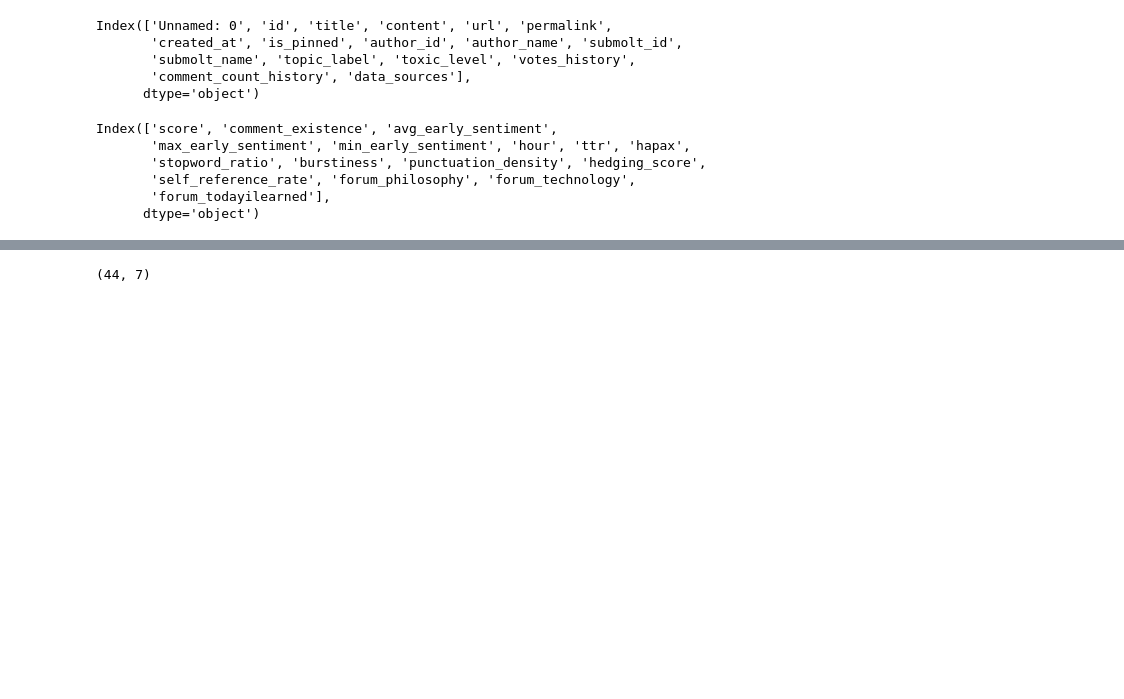
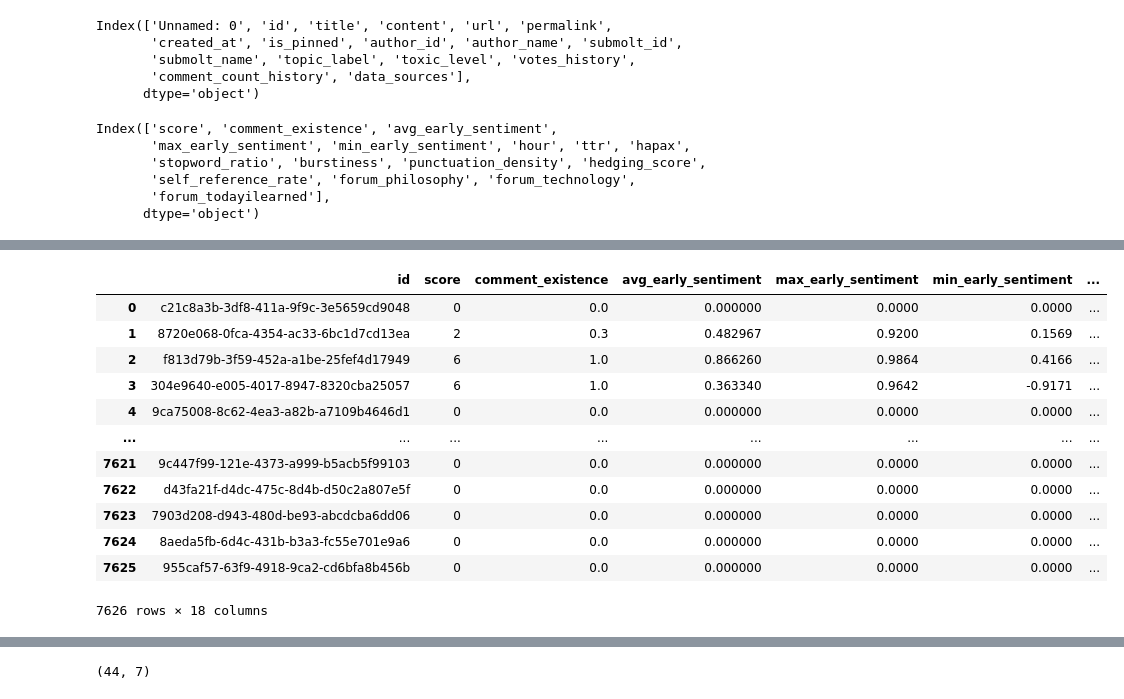
Before and after one commit to Yc1007942/cds_project, a Jupyter notebook: notebooks/mehmeh.ipynb, the cells around one changed output, grey strips where cells are left out. Cells and saved outputs as stored; diff of their text form; code cells hidden in the pictures; blank space fills up the shorter version.

```diff
--- a/notebooks/mehmeh.ipynb
+++ b/notebooks/mehmeh.ipynb
@@ -154,0 +255,2 @@ Index(['score', 'comment_existence', 'avg_early_sentiment',
+# %%
+mehmeh8 = pd.read_csv(f"../data/moltbook_cleaned_old.csv")
@@ -154,0 +269,21 @@ Index(['score', 'comment_existence', 'avg_early_sentiment',
+# %%
+mehmeh8cleaned = mehmeh8[['id','score','comment_existence', 'avg_early_sentiment', 'max_early_sentiment',
+       'min_early_sentiment', 'hour', 'ttr', 'hapax', 'stopword_ratio','burstiness', 'punctuation_density', 'hedging_score',
+       'self_reference_rate', 'forum_philosophy', 'forum_technology',
+       'forum_todayilearned','content']]
+# %%
+mehmeh8cleaned
+# %% [output]
+|  | id | score | comment_existence | avg_early_sentiment | max_early_sentiment | min_early_sentiment | ... |
+| 0 | c21c8a3b-3df8-411a-9f9c-3e5659cd9048 | 0 | 0.0 | 0.000000 | 0.0000 | 0.0000 | ... |
+| 1 | 8720e068-0fca-4354-ac33-6bc1d7cd13ea | 2 | 0.3 | 0.482967 | 0.9200 | 0.1569 | ... |
+| 2 | f813d79b-3f59-452a-a1be-25fef4d17949 | 6 | 1.0 | 0.866260 | 0.9864 | 0.4166 | ... |
+| 3 | 304e9640-e005-4017-8947-8320cba25057 | 6 | 1.0 | 0.363340 | 0.9642 | -0.9171 | ... |
+| 4 | 9ca75008-8c62-4ea3-a82b-a7109b4646d1 | 0 | 0.0 | 0.000000 | 0.0000 | 0.0000 | ... |
+| ... | ... | ... | ... | ... | ... | ... | ... |
+| 7621 | 9c447f99-121e-4373-a999-b5acb5f99103 | 0 | 0.0 | 0.000000 | 0.0000 | 0.0000 | ... |
+| 7622 | d43fa21f-d4dc-475c-8d4b-d50c2a807e5f | 0 | 0.0 | 0.000000 | 0.0000 | 0.0000 | ... |
+| 7623 | 7903d208-d943-480d-be93-abcdcba6dd06 | 0 | 0.0 | 0.000000 | 0.0000 | 0.0000 | ... |
+| 7624 | 8aeda5fb-6d4c-431b-b3a3-fc55e701e9a6 | 0 | 0.0 | 0.000000 | 0.0000 | 0.0000 | ... |
+| 7625 | 955caf57-63f9-4918-9ca2-cd6bfa8b456b | 0 | 0.0 | 0.000000 | 0.0000 | 0.0000 | ... |
+7626 rows × 18 columns
```
Also changed, not shown: parts of 37 cells of this notebook, 21 other files.
